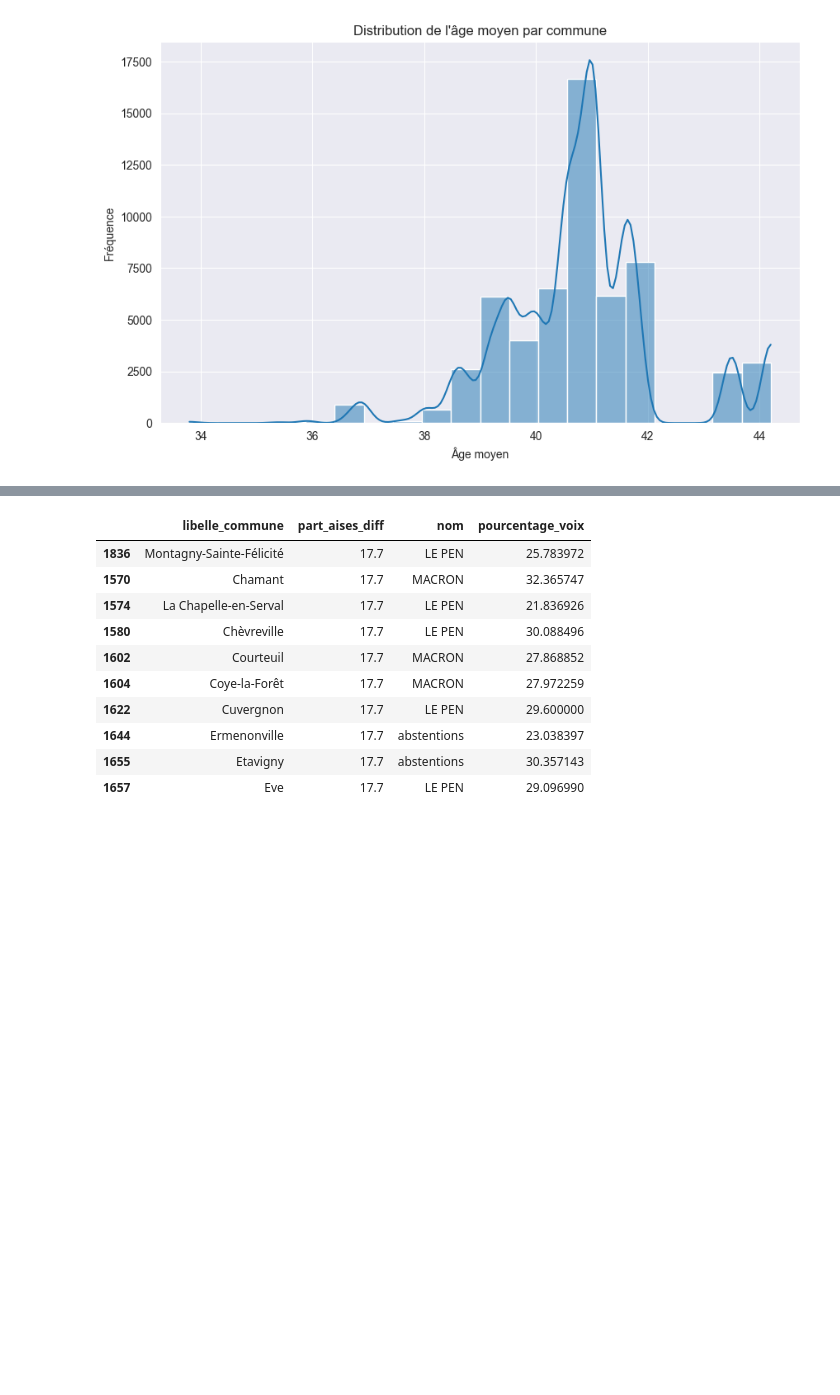
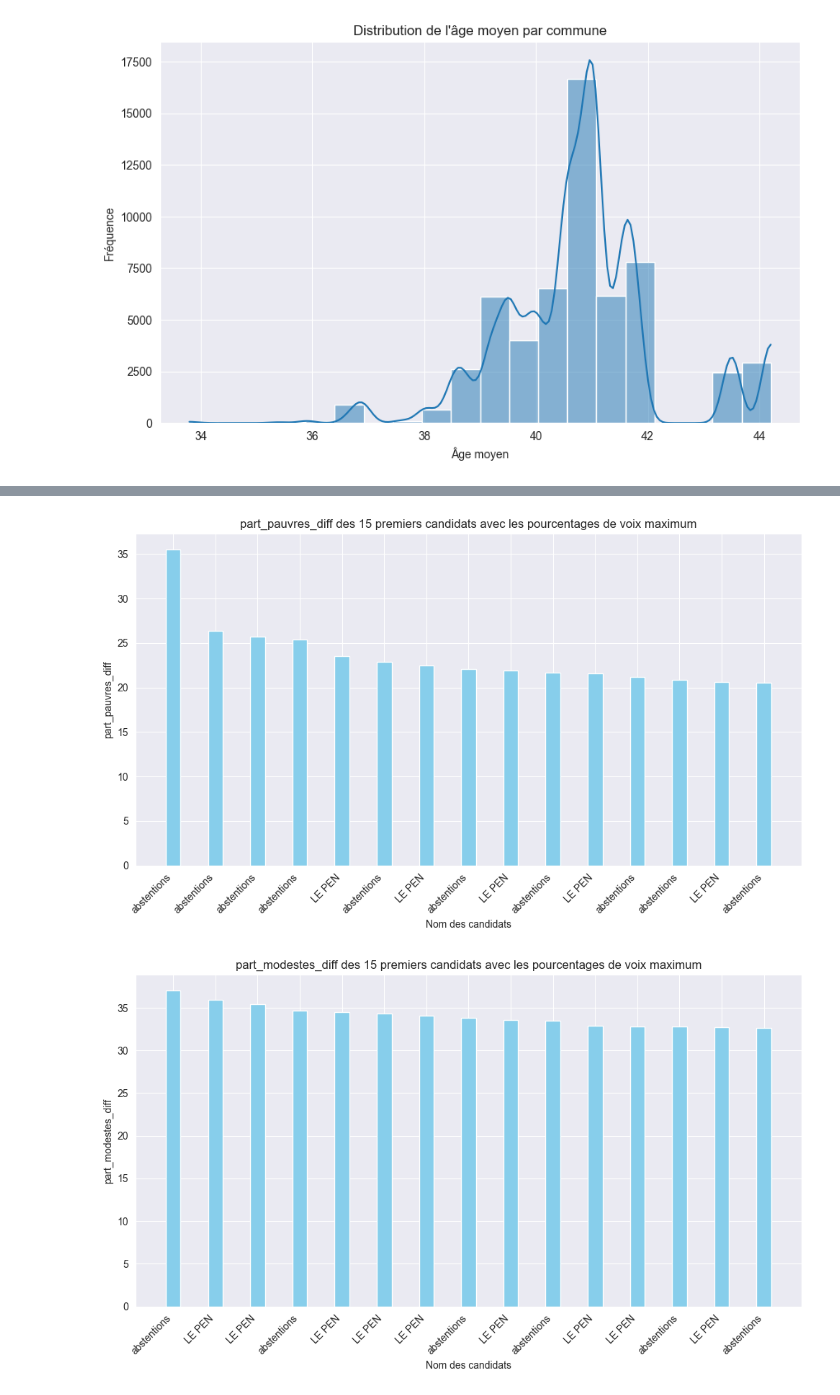
Before and after one commit to Piett-rm/MSPR-Analyse-de-donnees, a Jupyter notebook: data_vis.ipynb, the cells around one changed output, grey strips where cells are left out. Cells and saved outputs as stored; diff of their text form; code cells hidden in the pictures; blank space fills up the shorter version.

```diff
--- a/data_vis.ipynb
+++ b/data_vis.ipynb
@@ -201,26 +114,39 @@ top_10_pauvres
-# %%
-part_pauvres_diff_per_city = df[['libelle_commune', 'part_aises_diff']].drop_duplicates(subset=['libelle_commune'])
-# print(top_10_pauvres)
-# print(top_10_pauvres)
-# Pour chaque commune, trouver le nom du candidat ayant le plus grand pourcentage de voix
-# top_candidates = df.loc[df.groupby('libelle_commune')['pourcentage_voix'].idxmax()]
-top_candidates_per_city = df.loc[df.groupby('libelle_commune')['pourcentage_voix'].idxmax()]
-# Sélectionner les colonnes d'intérêt
-top_candidates_per_city_result = top_candidates_per_city[['libelle_commune', 'nom', 'pourcentage_voix']]
-
-
-data = part_pauvres_diff_per_city.merge(top_candidates_per_city_result, on='libelle_commune', how="inner")
-top_10_pauvres = data.sort_values(by='part_aises_diff', ascending=False).head(10)
-top_10_pauvres
-# %% [output]
-|  | libelle_commune | part_aises_diff | nom | pourcentage_voix |
-| 1836 | Montagny-Sainte-Félicité | 17.7 | LE PEN | 25.783972 |
-| 1570 | Chamant | 17.7 | MACRON | 32.365747 |
-| 1574 | La Chapelle-en-Serval | 17.7 | LE PEN | 21.836926 |
-| 1580 | Chèvreville | 17.7 | LE PEN | 30.088496 |
-| 1602 | Courteuil | 17.7 | MACRON | 27.868852 |
-| 1604 | Coye-la-Forêt | 17.7 | MACRON | 27.972259 |
-| 1622 | Cuvergnon | 17.7 | LE PEN | 29.600000 |
-| 1644 | Ermenonville | 17.7 | abstentions | 23.038397 |
-| 1655 | Etavigny | 17.7 | abstentions | 30.357143 |
-| 1657 | Eve | 17.7 | LE PEN | 29.096990 |
+# %%
+import numpy as np
+voix_par_circo_par_candidat = df.groupby(['circo', 'nom'])['voix'].sum().reset_index()
+
+voix_par_circo = df.groupby('circo')['voix'].sum().reset_index()
+voix_par_circo.rename(columns={'voix': 'total_nb_de_par_ciro'}, inplace=True)
+
+voix_par_circo_par_candidat_pourcentage = pd.merge(voix_par_circo_par_candidat, voix_par_circo, on='circo')
+
+voix_par_circo_par_candidat_pourcentage['pourcentage_voix'] = (voix_par_circo_par_candidat_pourcentage['voix'] / voix_par_circo_par_candidat_pourcentage['total_nb_de_par_ciro']) * 100
+
+voix_par_circo_par_candidat_pourcentage = pd.merge(voix_par_circo_par_candidat_pourcentage, df[['circo', 'nom', 'part_pauvres_diff','part_modestes_diff','part_medians_diff','part_plutot_aises_diff','part_aises_diff','actemp','actcho','inactret','age_moyen']], on=['circo', 'nom'])
+
+indice_max_par_circo = voix_par_circo_par_candidat_pourcentage.groupby('circo')['pourcentage_voix'].idxmax()
+
+pourcentage_max_par_circo = voix_par_circo_par_candidat_pourcentage.loc[indice_max_par_circo, ['circo', 'nom', 'pourcentage_voix', 'part_pauvres_diff','part_modestes_diff','part_medians_diff','part_plutot_aises_diff','part_aises_diff','actemp','actcho','inactret','age_moyen']]
+
+float_columns = pourcentage_max_par_circo.select_dtypes(include=float).columns
+float_columns = [col for col in float_columns if col != 'pourcentage_voix']
+
+for column in float_columns:
+    top_15 = pourcentage_max_par_circo.sort_values(by=column, ascending=False).head(15)
+    plt.figure(figsize=(10, 6))
+
+    bar_width = 0.35
+    indices = np.arange(len(top_15))
+
+    plt.bar(indices, top_15[column], bar_width, color='skyblue', label=column)
+
+    plt.xlabel('Nom des candidats')
+    plt.ylabel(column)
+    plt.title(f'{column} des 15 premiers candidats avec les pourcentages de voix maximum')
+    plt.xticks(indices, top_15['nom'], rotation=45, ha='right')
+    plt.tight_layout()
+
+    plt.show()
+# %% [output]
+[figure, added]
+[figure, added]
```
Also changed, not shown: parts of 15 cells of this notebook.
